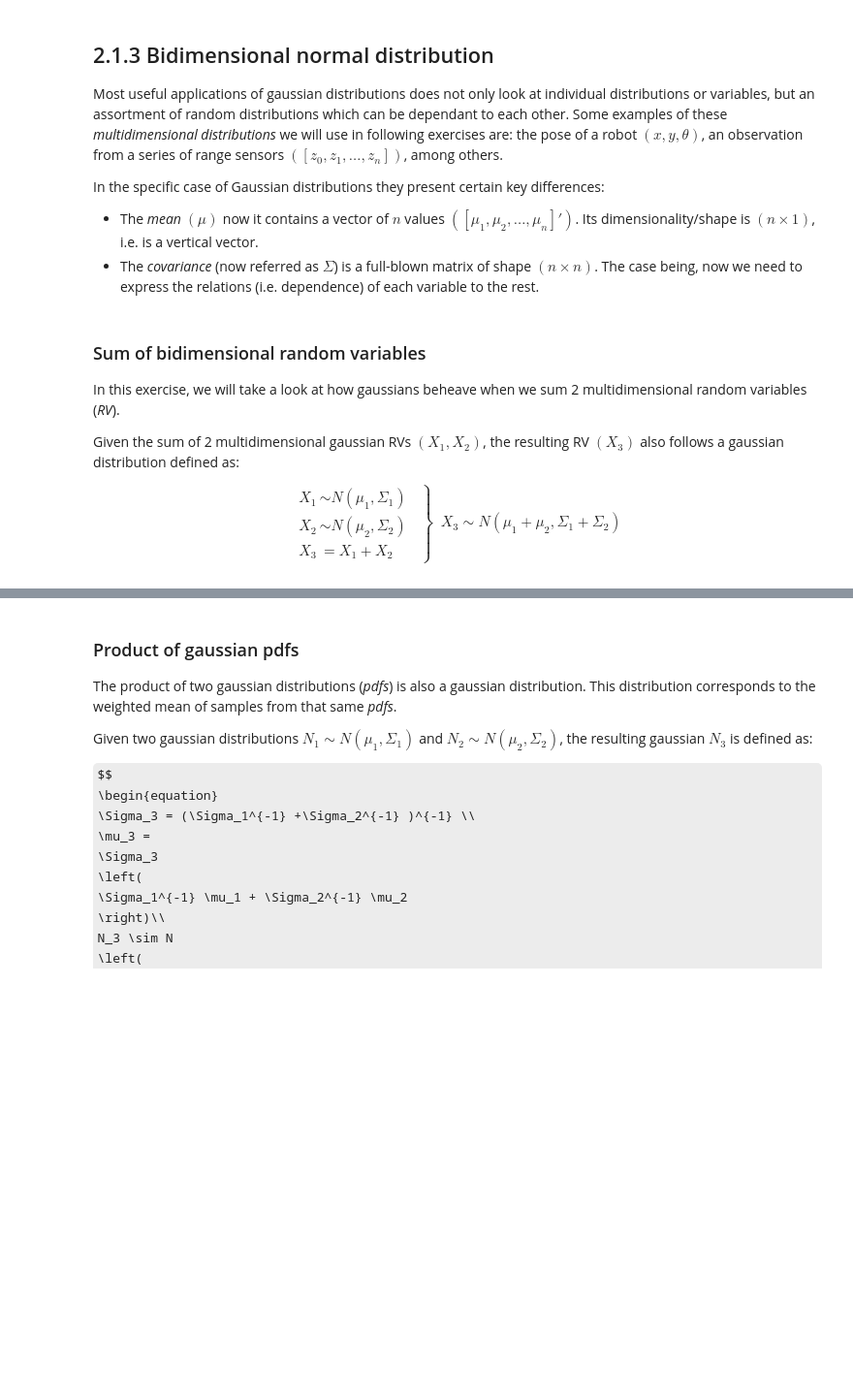
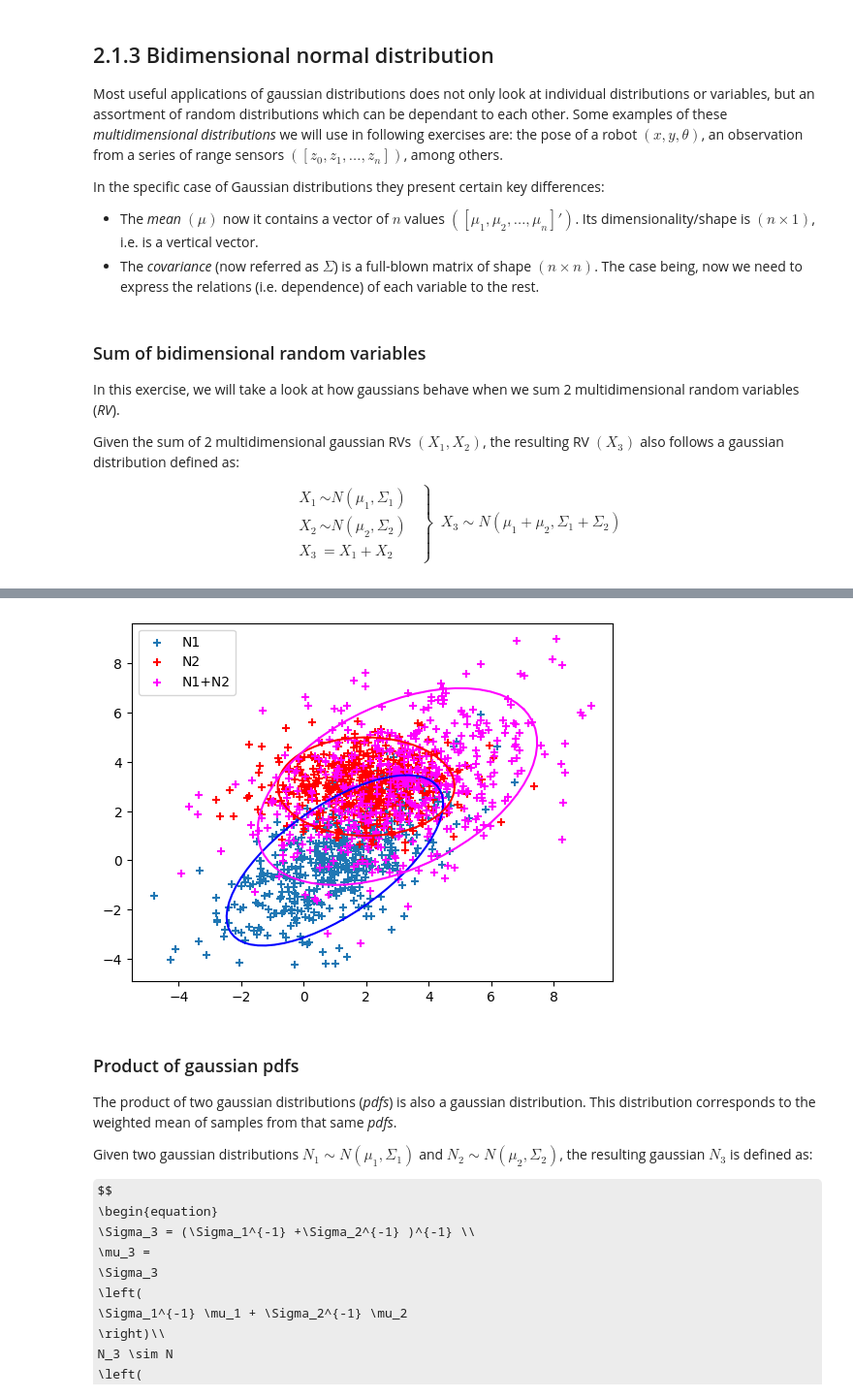
Before and after one commit to pablofazio02/uma_robotics_2025, a Jupyter notebook: Chapter 02. Probability and statistic bases/2.1 Probability and Statistics Bases for Robotics.ipynb, the cells around one changed output, grey strips where cells are left out. Shown at 97% size. Cells and saved outputs as stored; diff of their text form; code cells hidden in the pictures; some formulas as TeX source; blank space fills up the shorter version.

```diff
--- a/Chapter 02. Probability and statistic bases/2.1 Probability and Statistics Bases for Robotics.ipynb
+++ b/Chapter 02. Probability and statistic bases/2.1 Probability and Statistics Bases for Robotics.ipynb
@@ -333,7 +377,7 @@ from utils.PlotEllipse import PlotEllipse
 # %% [markdown]
 ### Sum of bidimensional random variables
 
-In this exercise, we will take a look at how gaussians beheave when we sum 2 multidimensional random variables (*RV*).
+In this exercise, we will take a look at how gaussians behave when we sum 2 multidimensional random variables (*RV*).
 
 Given the sum of 2 multidimensional gaussian RVs $(X_1, X_2)$, the resulting RV $(X_3)$ also follows a gaussian distribution defined as:
 
@@ -374,21 +418,21 @@ Results for an example:
   <figcaption>Fig. 1: Distribution of the sum of two RVs (in blue and red)</figcaption>
 </figure>
 # %%
-def sum_of_rvs(mean1,sigma1,n_samples):
+def sum_of_rvs(mean1,sigma1,mean2,sigma2,n_samples):
 
     fig, ax = plt.subplots()
 
     # Build the normal distributions
-    pdf1 = stats.multivariate_normal(mean=None, cov=None) # Hint: you have to use .flatten()
-    pdf2 = stats.multivariate_normal(None, None)
+    pdf1 = stats.multivariate_normal(mean=mean1.flatten(), cov=sigma1) # Hint: you have to use .flatten()
+    pdf2 = stats.multivariate_normal(mean=mean2.flatten(), cov=sigma2)
 
     # Generate n_samples from them
-    rvs1 = None
-    rvs2 = None
+    rvs1 = pdf1.rvs(n_samples)
+    rvs2 = pdf2.rvs(n_samples)
 
     # Draw samples as crosses
-    plt.scatter(None, None, marker='+', label="N1")
-    plt.scatter(None, None, marker='+', color='red', label="N2")
+    plt.scatter(rvs1[:,0], rvs1[:,1], marker='+', label="N1")
+    plt.scatter(rvs2[:,0], rvs2[:,1], marker='+', color='red', label="N2")
 
     # Draw ellipses
     mult = 2
@@ -396,18 +440,20 @@ def sum_of_rvs(mean1,sigma1,n_samples):
     PlotEllipse(fig, ax, mean2, sigma2, mult, color='red')
 
     # Compute and draw N1 + N2
-    rvs3 = None
+    rvs3 = rvs1 + rvs2
     plt.scatter(rvs3[:,0],rvs3[:,1], marker='+',color='magenta', label="N1+N2")
-    PlotEllipse(fig, ax, None, None, mult, color='magenta')
+    PlotEllipse(fig, ax, mean1+mean2, sigma1+sigma2, mult, color='magenta')
     plt.legend()
 # %%
 n_samples = 500
 mean1 = np.vstack([1, 0])
 sigma1 = np.array([[3, 2], [2, 3]])
 mean2 = np.vstack([2, 3])
 sigma2 = np.array([[2, 0], [0, 1]])
 
-sum_of_rvs(mean1,sigma1,n_samples)
+sum_of_rvs(mean1,sigma1,mean2,sigma2,n_samples)
+# %% [output]
+[figure, added]
 # %% [markdown]
 ### Product of gaussian pdfs
 
```
Also changed, not shown: parts of 24 cells of this notebook, 1 other file.
